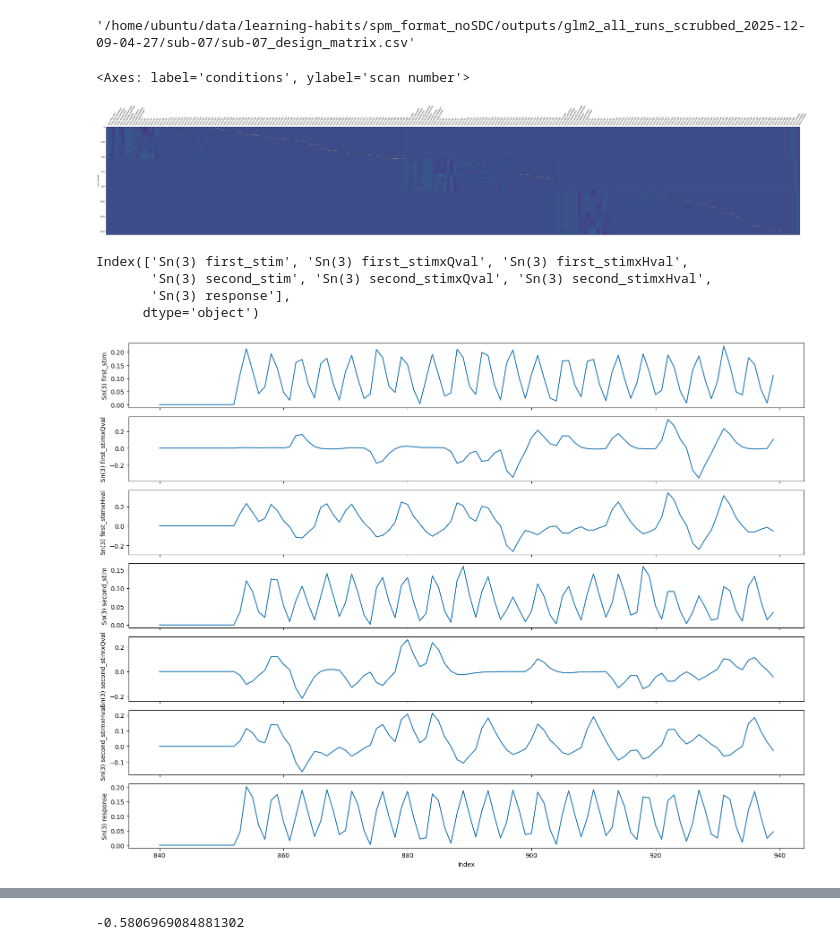
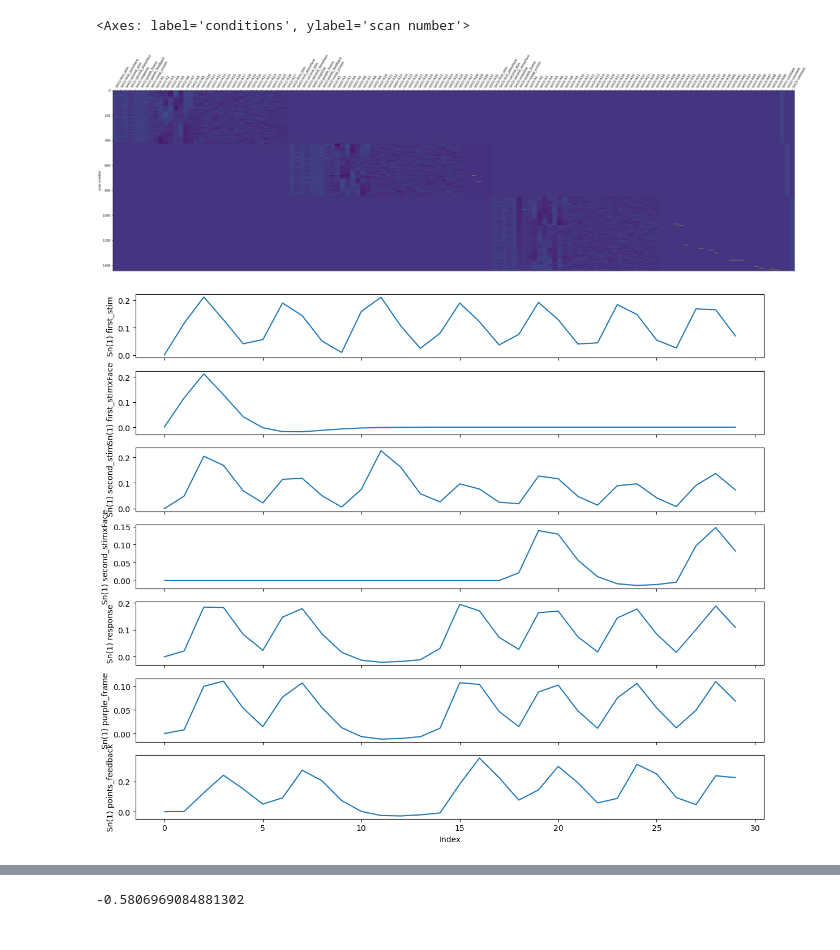
Before and after one commit to hugofluhr/learning-habits-analysis, a Jupyter notebook: notebooks/inspect_spm_dm.ipynb, the cells around one changed output, grey strips where cells are left out. Saved outputs shown, nothing was run; the diff lists cells and outputs as text; code cells hidden in the pictures.

```diff
--- a/notebooks/inspect_spm_dm.ipynb
+++ b/notebooks/inspect_spm_dm.ipynb
@@ -12,7 +12,7 @@ from utils.data import Subject
 #first_lvl_dir = "/home/ubuntu/data/learning-habits/spm_format_20250603/outputs/glm2_chosen_2025-10-29-02-11"
 #first_lvl_dir = "/home/ubuntu/data/learning-habits/spm_format_20250603/outputs/glm2_diff_timing_2025-10-29-12-13"
 #first_lvl_dir = "/home/ubuntu/data/learning-habits/spm_format_noSDC/outputs/glm2_chosen_2025-11-18-11-32"
-first_lvl_dir = "/home/ubuntu/data/learning-habits/spm_format_noSDC/outputs/glm2_all_runs_scrubbed_2025-12-09-04-27"
+first_lvl_dir = "/home/ubuntu/data/learning-habits/spm_format_noSDC/outputs/glm_sc1_faces_2026-01-05-09-40"
 # %%
 def clean_spm_colname(col):
     if '*bf(1)' in col:
@@ -41,33 +41,22 @@ dms_learning = [read_dm(p) for p in dms_paths if 'learning/' in p]
 dms_test = [read_dm(p) for p in dms_paths if 'test/' in p]
 # %%
 dms = [read_dm(p) for p in dms_paths]
-# %%
-dms_paths[5]
-# %% [output]
-'/home/ubuntu/data/learning-habits/spm_format_noSDC/outputs/glm2_all_runs_scrubbed_2025-12-09-04-27/sub-07/sub-07_design_matrix.csv'
 # %%
 # Display the cleaned design matrix
 #plot_design_matrix(dms_learning[0])
-plot_design_matrix(dms[4])
+plot_design_matrix(dms[0])
 # %% [output]
 <Axes: label='conditions', ylabel='scan number'>
-[figure, old version]
+[figure, new version]
-# %%
-dms[4].columns[148:155]
-# %% [output]
-Index(['Sn(3) first_stim', 'Sn(3) first_stimxQval', 'Sn(3) first_stimxHval',
-       'Sn(3) second_stim', 'Sn(3) second_stimxQval', 'Sn(3) second_stimxHval',
-       'Sn(3) response'],
-      dtype='object')
 # %%
-fig, axes = plt.subplots(7, 1, figsize=(16, 12), sharex=True)
-cols = dms[4].columns[148:155]
-x = dms[4].index[840:940]
+fig, axes = plt.subplots(7, 1, figsize=(12, 10), sharex=True)
+cols = dms[0].columns[:7]
+x = dms[0].index[0:30]
 for i, col in enumerate(cols):
-    axes[i].plot(x, dms[4].iloc[840:940][col])
+    axes[i].plot(x, dms[0].iloc[0:30][col])
     axes[i].set_ylabel(col)
 axes[-1].set_xlabel('Index')
 plt.tight_layout()
 plt.show()
 # %% [output]
-[figure, old version]
+[figure, new version]
```
Also changed, not shown: parts of 2 cells of this notebook.
